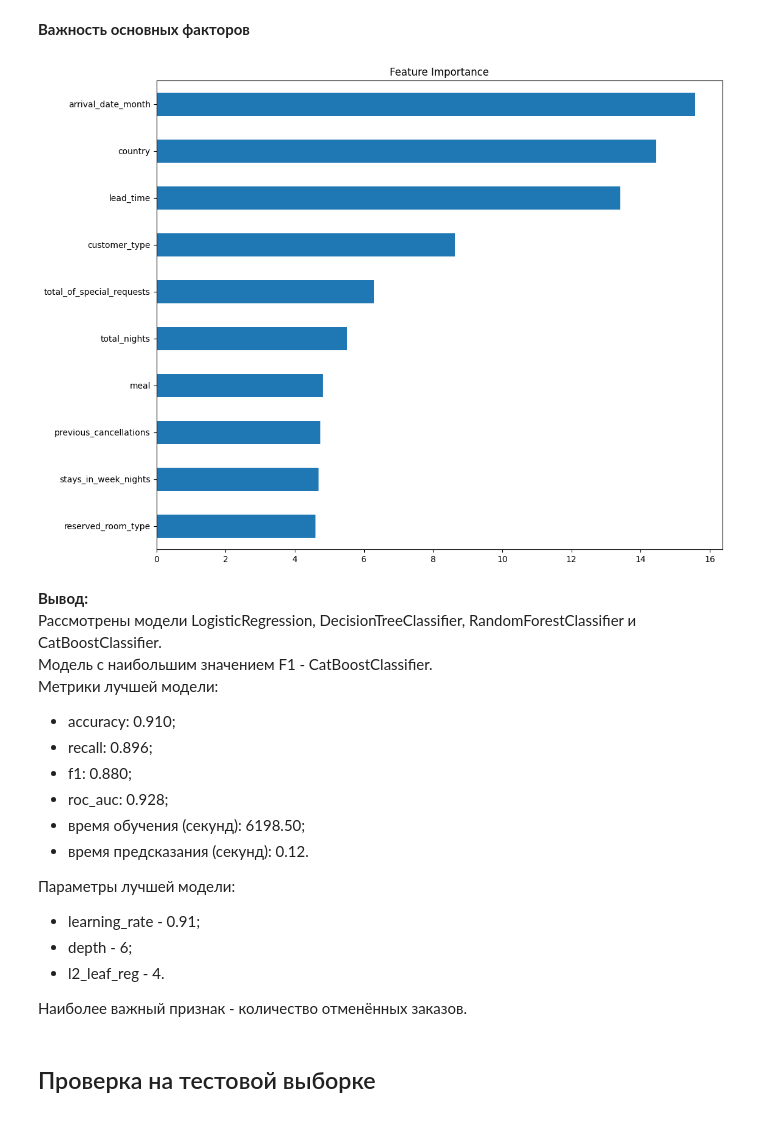
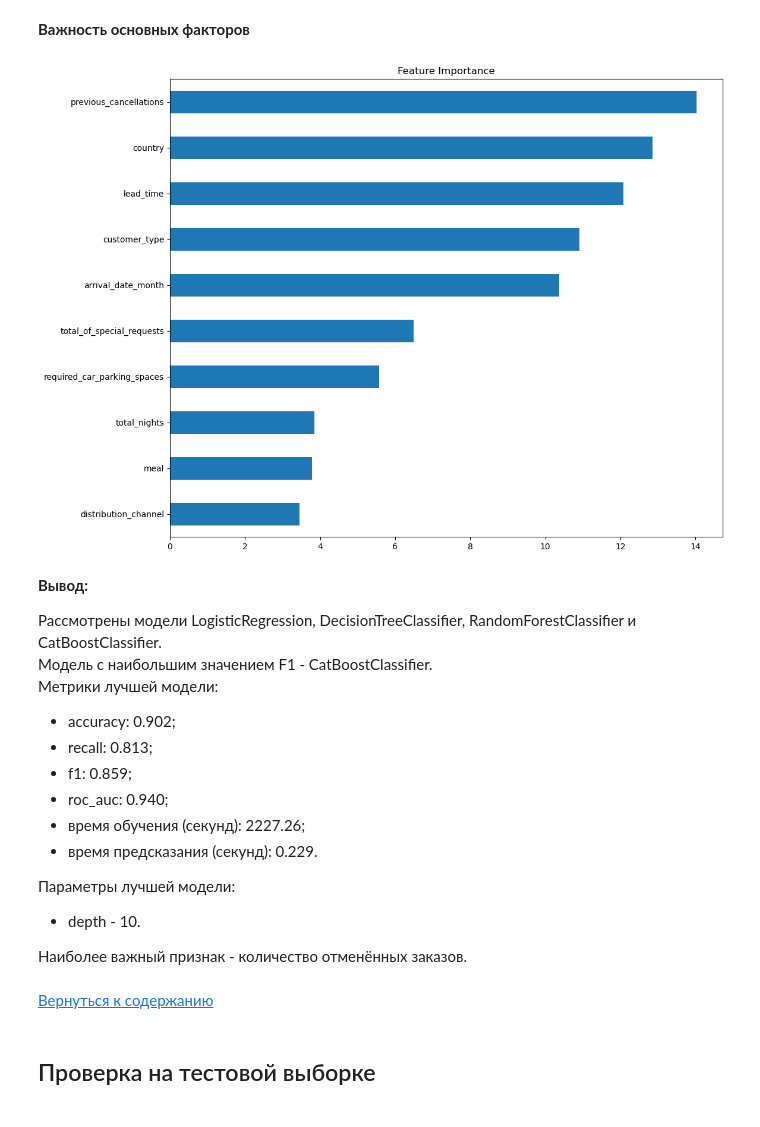
Before and after one commit to data-analyst-mr/DataScienceProjects, a Jupyter notebook: projects/educational project/hotel/hotel.ipynb, the cells around one changed output. Drawn from its saved outputs; the diff is of its cells as text; code cells hidden in the pictures.

```diff
--- a/projects/educational project/hotel/hotel.ipynb
+++ b/projects/educational project/hotel/hotel.ipynb
@@ -1134,6 +1060,5 @@ model_cb = CatBoostClassifier(verbose=False,                          # созд
 # %%
-best_model_cb, accuracy_cb, recall_cb, roc_auc_cb, f1_cb, pred_cb, time_fit_cb, time_pred_cb = metrics(model_cb,
-                                                                                                       params_cb,
-                                                                                                       'CatBoostClassifier',
-                                                                                                       X_train)
+best_model_cb, accuracy_cb, recall_cb, roc_auc_cb, f1_cb, time_fit_cb, time_pred_cb = metrics(model_cb,
+                                                                                              params_cb,
+                                                                                              'CatBoostClassifier')
 # %% [output]
@@ -1153,15 +1072,14 @@ roc_auc_diagr(model_dict)
 Сравнительная таблица:
 # %%
 # собираем таблицу
-df_best_model = pd.DataFrame({'model' : ['LogisticRegression', 'RandomForestClassifier', 'DecisionTreeClassifier', 'CatBoostClassifier'],
-                              'accuracy' : [accuracy_lr, accuracy_rfc, accuracy_dtc, accuracy_cb],
-                              'recall' : [recall_lr, recall_rfc, recall_dtc, recall_cb],
-                              'f1' : [f1_lr, f1_rfc, f1_dtc, f1_cb],
-                              'roc_auc' : [roc_auc_lr, roc_auc_rfc, roc_auc_dtc, roc_auc_cb],
-                              'time_fit' : [time_fit_lr, time_fit_rfc, time_fit_dtc, time_fit_cb],
-                              'time_pred' : [time_pred_lr, time_pred_rfc, time_pred_dtc, time_pred_cb],
-                              'best_model' : [best_model_lr, best_model_rfc, best_model_dtc, best_model_cb],
-                              'y_pred' : [pred_lr, pred_rfc, pred_dtc, pred_cb]})
+df_best_model = pd.DataFrame({'model' : ['LogisticRegression', 'DecisionTreeClassifier', 'RandomForestClassifier', 'CatBoostClassifier'],
+                              'accuracy' : [accuracy_lr, accuracy_dtc, accuracy_rfc, accuracy_cb],
+                              'recall' : [recall_lr, recall_dtc, recall_rfc, recall_cb],
+                              'f1' : [f1_lr, f1_dtc, f1_rfc, f1_cb],
+                              'roc_auc' : [roc_auc_lr, roc_auc_dtc, roc_auc_rfc, roc_auc_cb],
+                              'time_fit' : [time_fit_lr, time_fit_dtc, time_fit_rfc, time_fit_cb],
+                              'time_pred' : [time_pred_lr, time_pred_dtc, time_pred_rfc, time_pred_cb],
+                              'best_model' : [best_model_lr, best_model_dtc, best_model_rfc, best_model_cb]})
 df_best_model[['model', 'accuracy', 'recall', 'f1', 'roc_auc', 'time_fit', 'time_pred']]                # выводим таблицу
 # %% [output]
 |  | model | accuracy | recall | f1 | roc_auc | time_fit | time_pred |
@@ -1185,39 +1103,39 @@ print('Параметры лучшей модели: {}'.format(best_model_param
 # %% [markdown]
 **Важность основных факторов**
 # %%
-if best_model_row.iloc[0, 0] == 'LogisticRegression':
-    importance = best_model_lr.best_estimator_.coef_[0]      # получаем коэффициенты признаков для модели LogisticRegression
+if best_model_name == 'CatBoostClassifier':
+    importance = best_model.best_estimator_.feature_importances_           # получаем коэффициенты важности признаков
+elif best_model_name == 'LogisticRegression':
+    importance = best_model_lr.best_estimator_._final_estimator.coef_[0]   # получаем коэффициенты важности признаков
 else:
-    # получаем коэффициенты признаков для других моделей
-    importance = best_model_row.iloc[0, 7].best_estimator_.feature_importances_
-# собираем признаки в серию
-if best_model_row.iloc[0, 0] == 'CatBoostClassifier':
-    importance_features = pd.Series(importance, index=X_train.columns).sort_values(ascending=True).tail(10)
-else:
-    importance_features = pd.Series(importance, index=X_train_modify.columns).sort_values(ascending=True).tail(10)
-plt.figure(figsize=(12,10))                                           # задаем размер окна диаграммы
-importance_features.plot(kind='barh',title = 'Feature Importance')    # визуализируем диаграмму
+    # получаем коэффициенты важности признаков
+    importance = best_model_rfc.best_estimator_._final_estimator.feature_importances_
+# создаем датафрейм из 10 важнейших признаков
+importance_features = pd.Series(importance, index=X_train.columns).sort_values(ascending=True).tail(10)
+plt.figure(figsize=(12,10))                                                # задаем размер окна диаграммы
+importance_features.plot(kind='barh',title = 'Feature Importance')         # визуализируем диаграмму
 plt.show()
 # %% [output]
-[figure, old version]
+[figure, new version]
 # %% [markdown]
 **Вывод:**
+
 Рассмотрены модели LogisticRegression, DecisionTreeClassifier, RandomForestClassifier и CatBoostClassifier.
 Модель с наибольшим значением F1 - CatBoostClassifier.
 Метрики лучшей модели:
- - accuracy: 0.910;
- - recall: 0.896;
- - f1: 0.880;
- - roc_auc: 0.928;
- - время обучения (секунд): 6198.50;
- - время предсказания (секунд): 0.12.
+ - accuracy: 0.902;
+ - recall: 0.813;
+ - f1: 0.859;
+ - roc_auc: 0.940;
+ - время обучения (секунд): 2227.26;
+ - время предсказания (секунд): 0.229.
 
 Параметры лучшей модели:
- - learning_rate - 0.91;
- - depth - 6;
- - l2_leaf_reg - 4.
+ - depth - 10.
 
 Наиболее важный признак - количество отменённых заказов.
+# %% [markdown]
+[Вернуться к содержанию](#start)
 # %% [markdown]
 ## Проверка на тестовой выборке
 <a id="section_5"></a>
```
Also changed, not shown: parts of 85 cells of this notebook.
